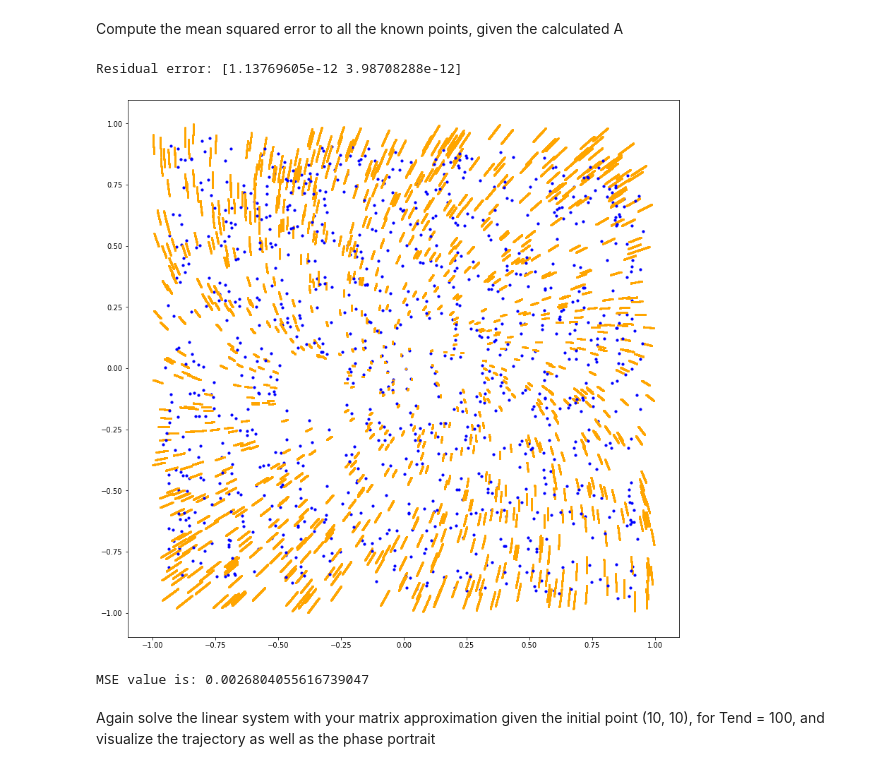
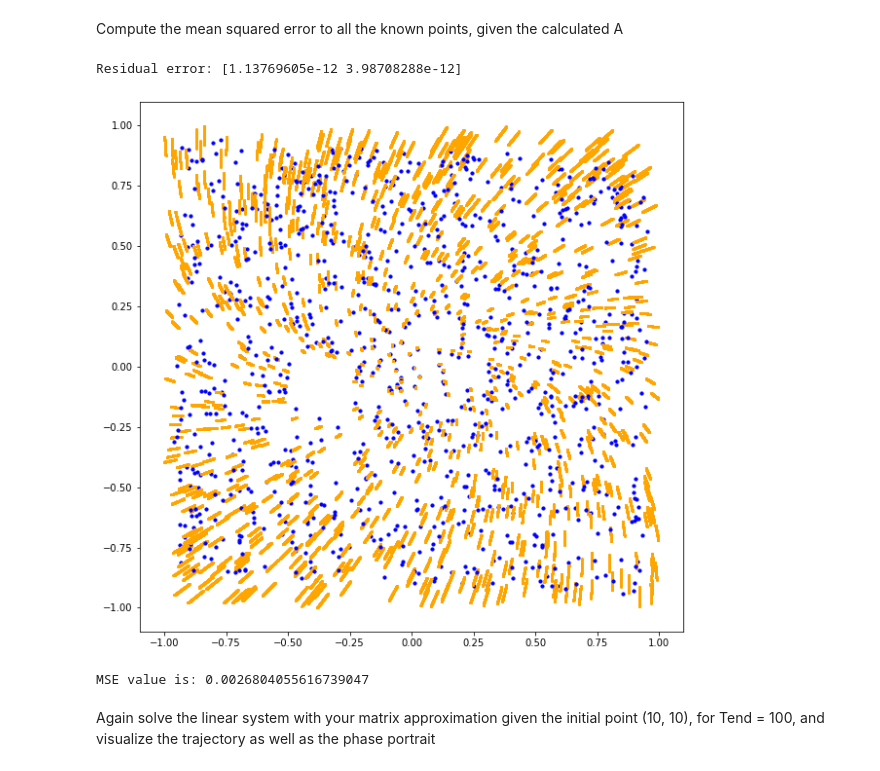
Before and after one commit to AlexPasqua/MLCMS-exercises, a Jupyter notebook: EX5/src/task2.ipynb, the cells around one changed output. Saved outputs shown, nothing was run; the diff lists cells and outputs as text; code cells hidden in the pictures.

```diff
--- a/EX5/src/task2.ipynb
+++ b/EX5/src/task2.ipynb
@@ -53,15 +55,15 @@ attempting with 0.5 got mse: 0.0037790695318709764
 Compute the mean squared error to all the known points, given the calculated A
 # %%
 # utilize delta_t for minimum mse, plot results
-plt.rcParams["figure.figsize"] = (14,14)
+plt.rcParams["figure.figsize"] = (10,10)
 v = estimate_vectors(0.1433579158316633, x0, x1)
 A, res, _, _ = approx_lin_func(data=(x0,v))
 print("Residual error:",res)
 x1_pred, _, _ = solve_trajectory(x0, x1, linear_approx, end_time=0.1, plot=True)
 print("MSE value is:", np.linalg.norm(x1_pred-x1)**2 / x1.shape[0])
 # %% [output]
 Residual error: [1.13769605e-12 3.98708288e-12]
-[figure, old version]
+[figure, new version]
 MSE value is: 0.0026804055616739047
 # %% [markdown]
 Again solve the linear system with your matrix approximation given the initial point (10, 10), for Tend = 100, and visualize the trajectory as well as the phase portrait
```
Also changed, not shown: parts of 1 cell of this notebook, 3 other files.
